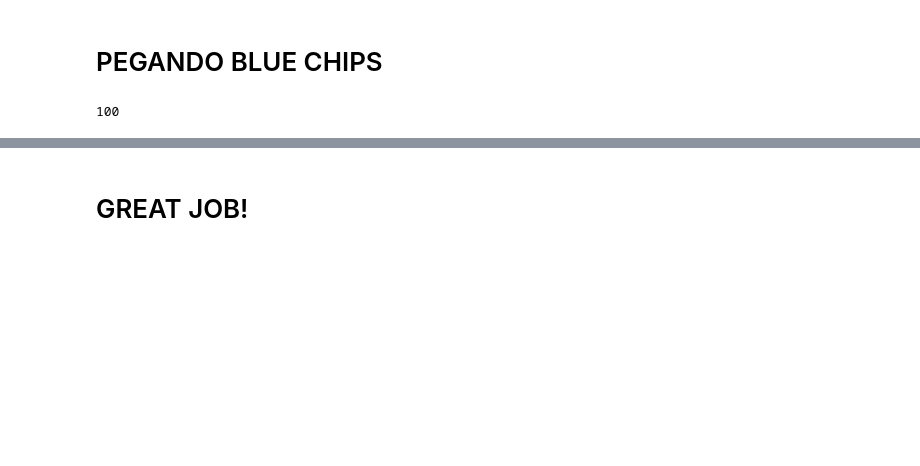
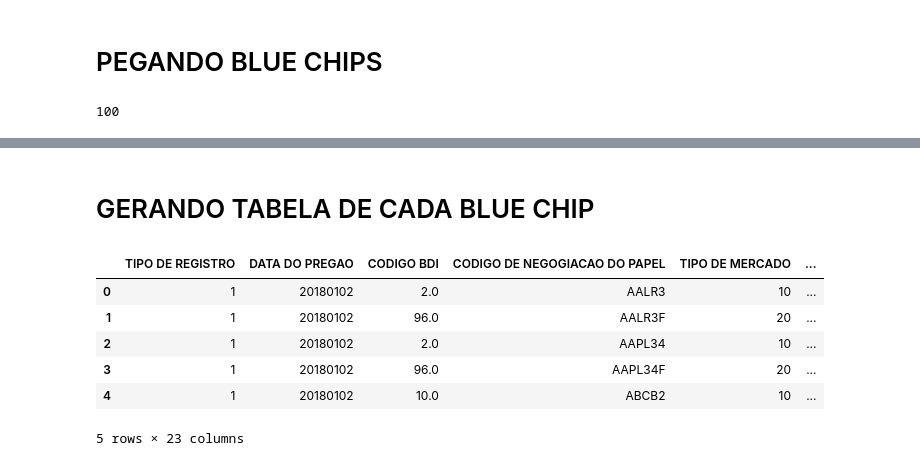
Before and after one commit to RodrigoCalderano/DOM-BOT, a Jupyter notebook: Jupyter/PandasHandler.ipynb, the cells around one changed output, grey strips where cells are left out. Saved outputs shown, nothing was run; the diff lists cells and outputs as text; code cells hidden in the pictures; blank space fills up the shorter version.

```diff
--- a/Jupyter/PandasHandler.ipynb
+++ b/Jupyter/PandasHandler.ipynb
@@ -198,2 +31,12 @@ banks['Closing Date'].apply(lambda date: date[-2:] == '08' ).sum()
-# %% [markdown]
-# GREAT JOB!
+# %% [markdown]
+# GERANDO TABELA DE CADA BLUE CHIP
+# %%
+bmf2018.head()
+# %% [output]
+|  | TIPO DE REGISTRO | DATA DO PREGAO | CODIGO BDI | CODIGO DE NEGOGIACAO DO PAPEL | TIPO DE MERCADO | ... |
+| 0 | 1 | 20180102 | 2.0 | AALR3 | 10 | ... |
+| 1 | 1 | 20180102 | 96.0 | AALR3F | 20 | ... |
+| 2 | 1 | 20180102 | 2.0 | AAPL34 | 10 | ... |
+| 3 | 1 | 20180102 | 96.0 | AAPL34F | 20 | ... |
+| 4 | 1 | 20180102 | 10.0 | ABCB2 | 10 | ... |
+5 rows × 23 columns
```
Also changed, not shown: parts of 43 cells of this notebook.
